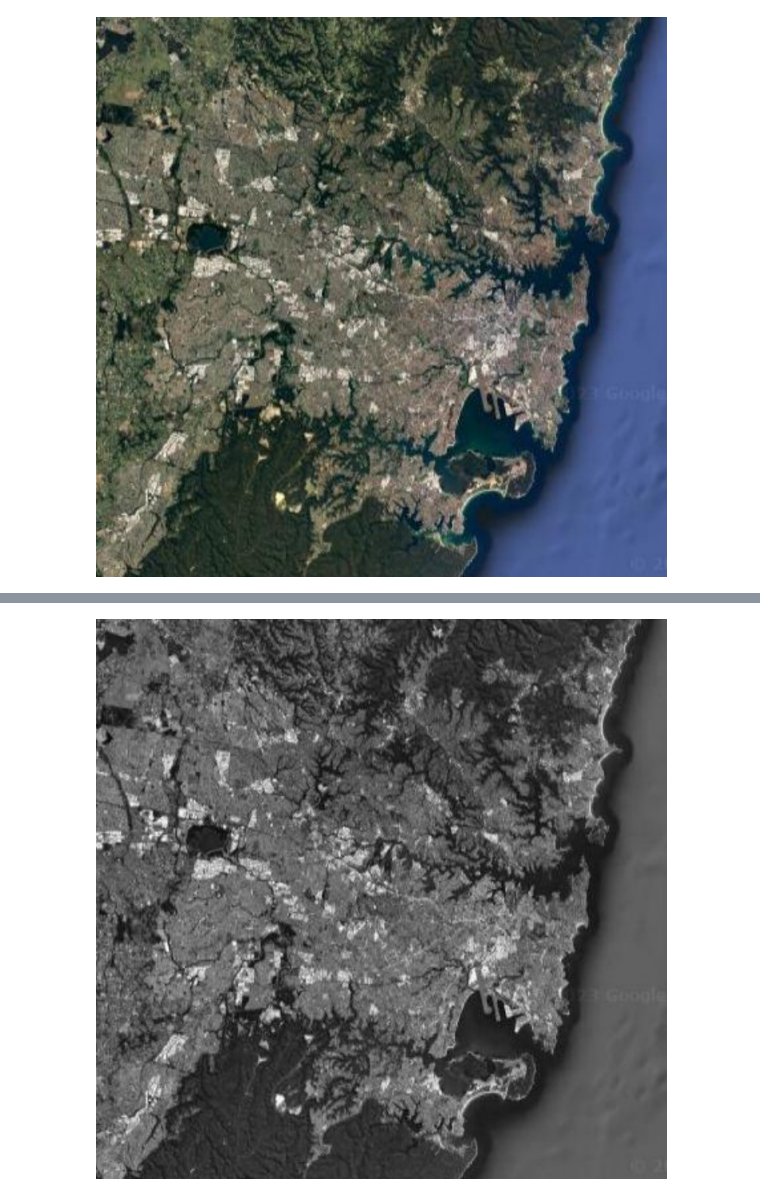
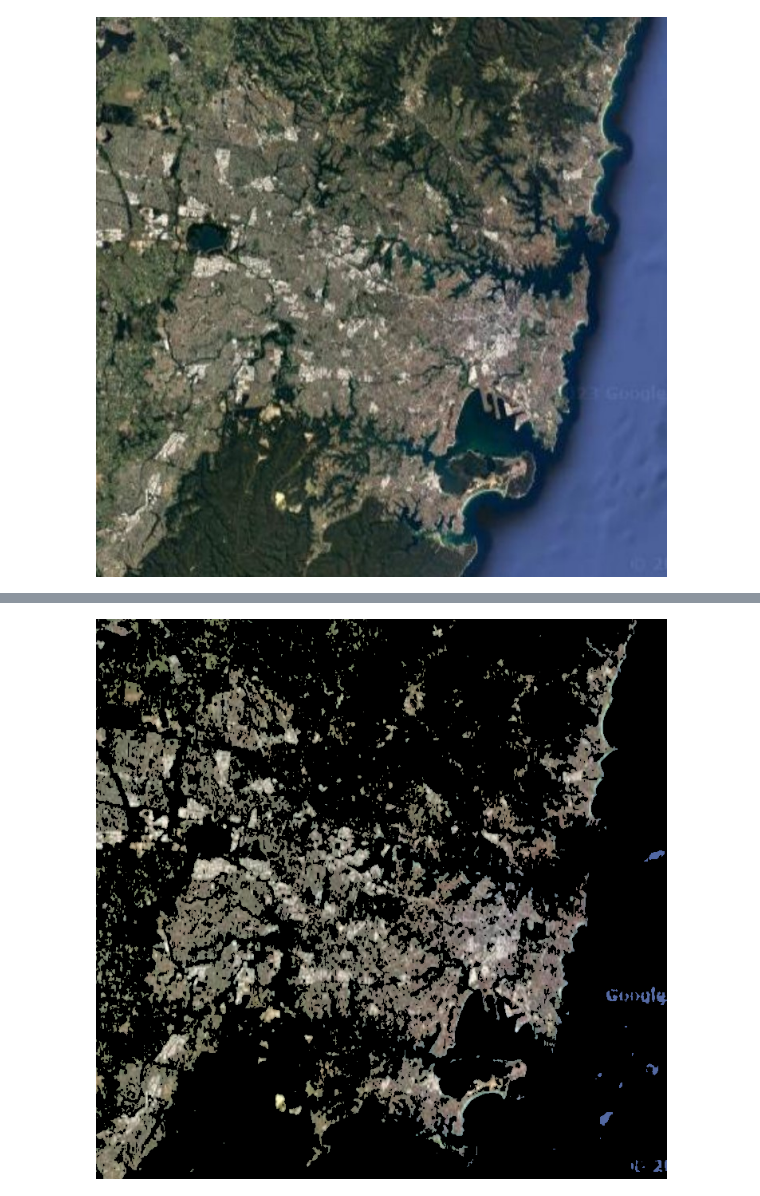
Before and after one commit to VeryBadAtPython/Img_Stuff, a Jupyter notebook: ImgStuff/IMGProcessing/waterStuff.ipynb, the cells around one changed output, grey strips where cells are left out. Drawn from its saved outputs; the diff is of its cells as text; code cells hidden in the pictures.

```diff
--- a/ImgStuff/IMGProcessing/waterStuff.ipynb
+++ b/ImgStuff/IMGProcessing/waterStuff.ipynb
@@ -20,8 +21,17 @@ thresholdPixel.(img2)
-# %%
-function seeRed(x)
-    return x.g
-end
-
-Gray.(seeRed.(img2))
-# %% [output]
-[figure, removed]
+# %%
+function validate(x)
+    (r,c) = size(x)
+    y = copy(x)
+    for i ∈ 1:1:r
+        for j ∈ 1:1:c
+            if onlyDark[i,j] == 1
+                y[i,j] = RGB{N0f8}(0,0,0)
+            end
+        end
+    end
+    return y
+end
+
+validate(img2)
+# %% [output]
+[figure, added]
```
Also changed, not shown: parts of 1 cell of this notebook.
